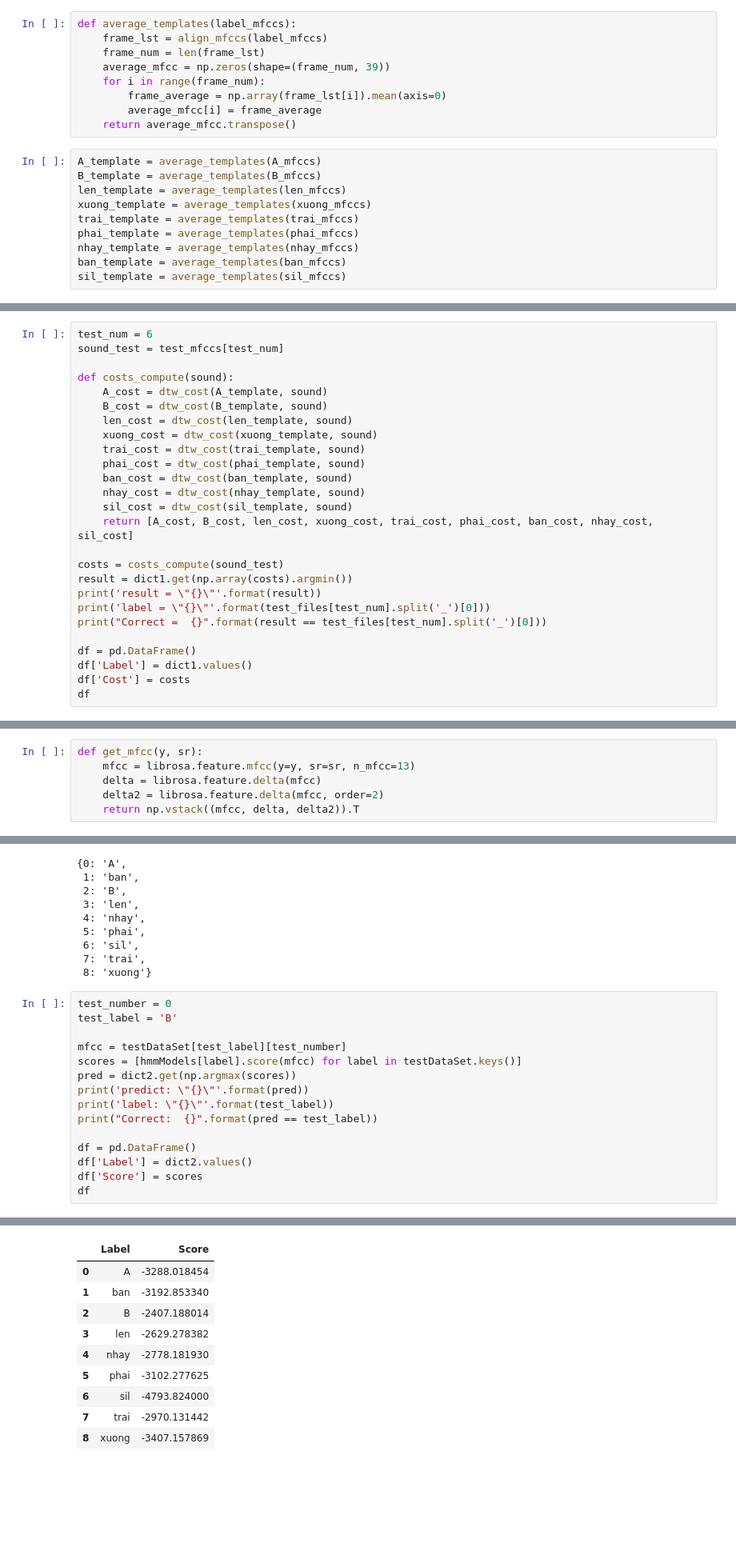
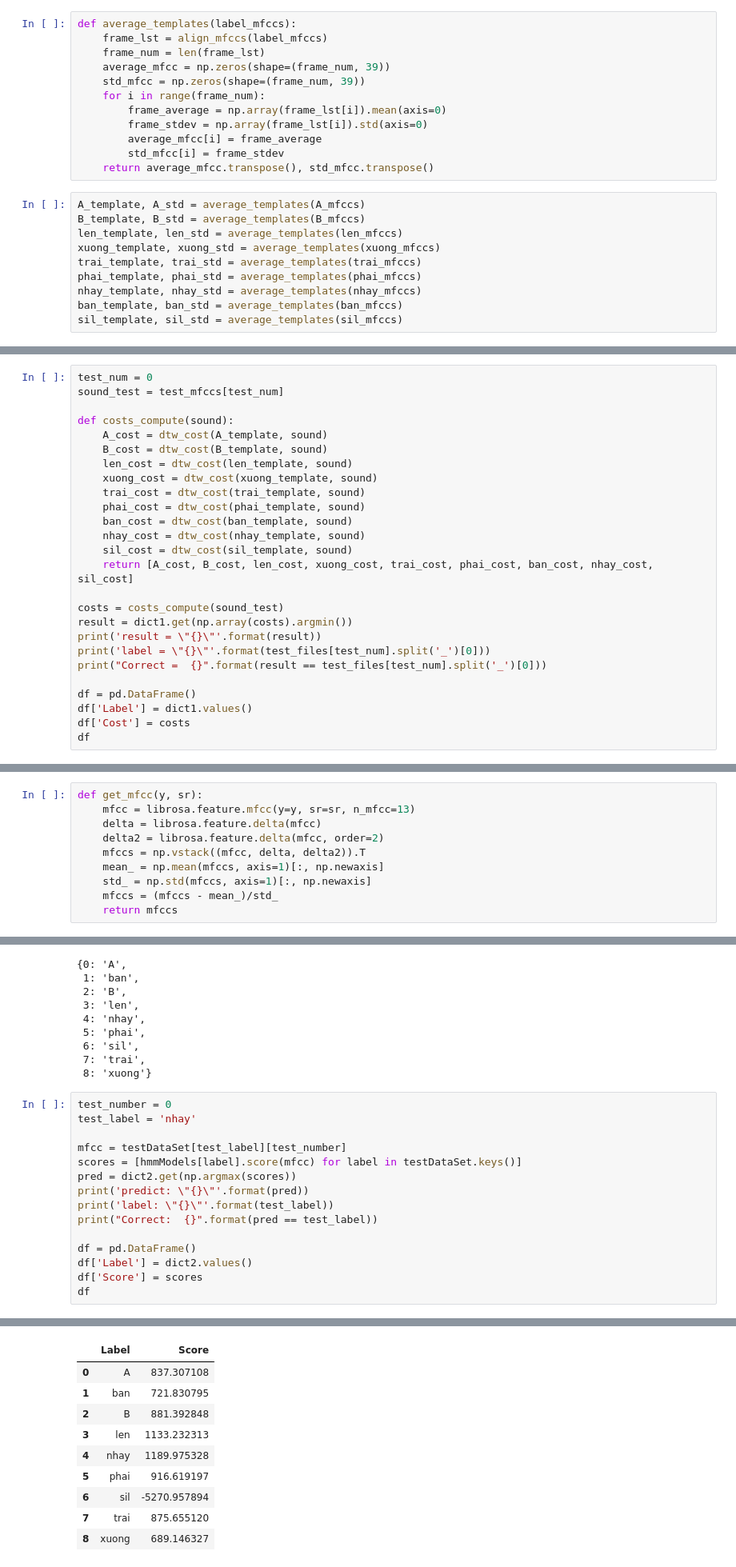
Before and after one commit to Huy1711/Speech_Recognition, a Jupyter notebook: Speech.ipynb, the cells around one changed output, grey strips where cells are left out. Shown at 80% size. Drawn from its saved outputs; the diff is of its cells as text; blank space fills up the shorter version.

```diff
--- a/Speech.ipynb
+++ b/Speech.ipynb
@@ -127,17 +129,20 @@ def average_templates(label_mfccs):
     frame_lst = align_mfccs(label_mfccs)
     frame_num = len(frame_lst)
     average_mfcc = np.zeros(shape=(frame_num, 39))
+    std_mfcc = np.zeros(shape=(frame_num, 39))
     for i in range(frame_num):
         frame_average = np.array(frame_lst[i]).mean(axis=0)
+        frame_stdev = np.array(frame_lst[i]).std(axis=0)
         average_mfcc[i] = frame_average
-    return average_mfcc.transpose()
+        std_mfcc[i] = frame_stdev
+    return average_mfcc.transpose(), std_mfcc.transpose()
 # %%
-A_template = average_templates(A_mfccs)
-B_template = average_templates(B_mfccs)
-len_template = average_templates(len_mfccs)
-xuong_template = average_templates(xuong_mfccs)
-trai_template = average_templates(trai_mfccs)
-phai_template = average_templates(phai_mfccs)
-nhay_template = average_templates(nhay_mfccs)
-ban_template = average_templates(ban_mfccs)
-sil_template = average_templates(sil_mfccs)
+A_template, A_std = average_templates(A_mfccs)
+B_template, B_std = average_templates(B_mfccs)
+len_template, len_std = average_templates(len_mfccs)
+xuong_template, xuong_std = average_templates(xuong_mfccs)
+trai_template, trai_std = average_templates(trai_mfccs)
+phai_template, phai_std = average_templates(phai_mfccs)
+nhay_template, nhay_std = average_templates(nhay_mfccs)
+ban_template, ban_std = average_templates(ban_mfccs)
+sil_template, sil_std = average_templates(sil_mfccs)
@@ -163,7 +172,7 @@ for file in test_files:
     mfccs = mfccs_extract(sound, sr)
     test_mfccs.append(mfccs)
 # %%
-test_num = 6
+test_num = 0
 sound_test = test_mfccs[test_num]
 
 def costs_compute(sound):
@@ -250,7 +257,11 @@ def get_mfcc(y, sr):
     mfcc = librosa.feature.mfcc(y=y, sr=sr, n_mfcc=13)
     delta = librosa.feature.delta(mfcc)
     delta2 = librosa.feature.delta(mfcc, order=2)
-    return np.vstack((mfcc, delta, delta2)).T
+    mfccs = np.vstack((mfcc, delta, delta2)).T
+    mean_ = np.mean(mfccs, axis=1)[:, np.newaxis]
+    std_ = np.std(mfccs, axis=1)[:, np.newaxis]
+    mfccs = (mfccs - mean_)/std_
+    return mfccs
 # %%
 def buildDataSet(folder):
     dataset = {}
@@ -334,7 +345,7 @@ dict2
  8: 'xuong'}
 # %%
 test_number = 0
-test_label = 'B'
+test_label = 'nhay'
 
 mfcc = testDataSet[test_label][test_number]
 scores = [hmmModels[label].score(mfcc) for label in testDataSet.keys()]
@@ -353,14 +364,14 @@ label: "B"
 Correct:  True
 |  | Label | Score |
-| 0 | A | -3288.018454 |
-| 1 | ban | -3192.853340 |
-| 2 | B | -2407.188014 |
-| 3 | len | -2629.278382 |
-| 4 | nhay | -2778.181930 |
-| 5 | phai | -3102.277625 |
-| 6 | sil | -4793.824000 |
-| 7 | trai | -2970.131442 |
-| 8 | xuong | -3407.157869 |
+| 0 | A | 837.307108 |
+| 1 | ban | 721.830795 |
+| 2 | B | 881.392848 |
+| 3 | len | 1133.232313 |
+| 4 | nhay | 1189.975328 |
+| 5 | phai | 916.619197 |
+| 6 | sil | -5270.957894 |
+| 7 | trai | 875.655120 |
+| 8 | xuong | 689.146327 |
 # %%
 y_true = []
 y_preds = []
```
Also changed, not shown: parts of 10 cells of this notebook, 1 other file.
